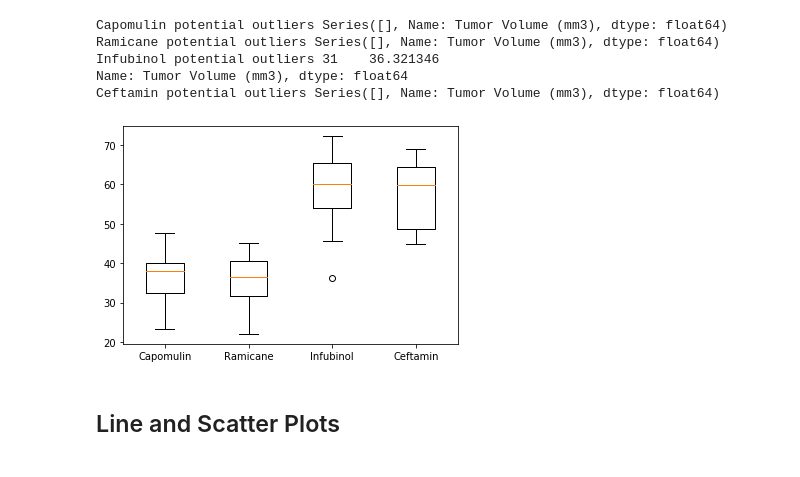
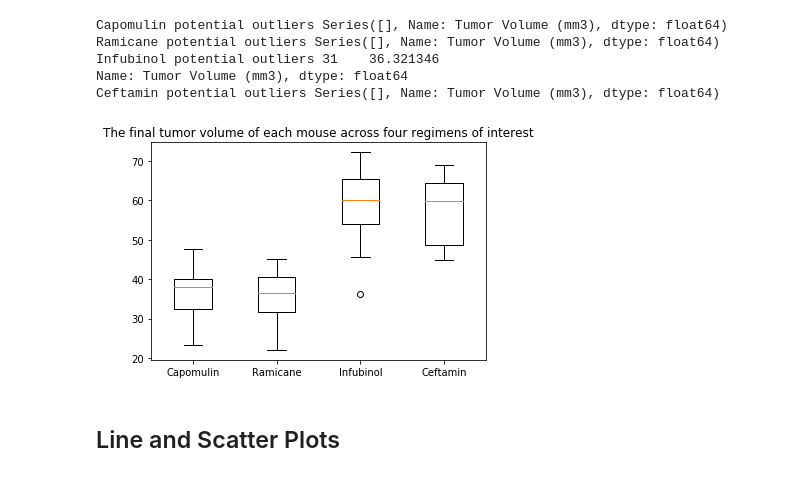
Before and after one commit to prasannarangam21/matplotlib-challenge, a Jupyter notebook: Pymaceuticals/pymaceuticals.ipynb, the cells around one changed output. Cells and saved outputs as stored; diff of their text form; code cells hidden in the pictures.

```diff
--- a/Pymaceuticals/pymaceuticals.ipynb
+++ b/Pymaceuticals/pymaceuticals.ipynb
@@ -188,9 +189,10 @@ Ceftamin potential outliers Series([], Name: Tumor Volume (mm3), dtype: float64)
 # %%
 # Generate a box plot of the final tumor volume of each mouse across four regimens of interest
 plt.boxplot([drug_data['Capomulin'],drug_data['Ramicane'],drug_data['Infubinol'],drug_data['Ceftamin']],labels=drugs)
+plt.title("The final tumor volume of each mouse across four regimens of interest")
 plt.show()
 # %% [output]
-[figure, old version]
+[figure, new version]
 # %% [markdown]
 ## Line and Scatter Plots
 # %%
```
Also changed, not shown: parts of 6 cells of this notebook.
